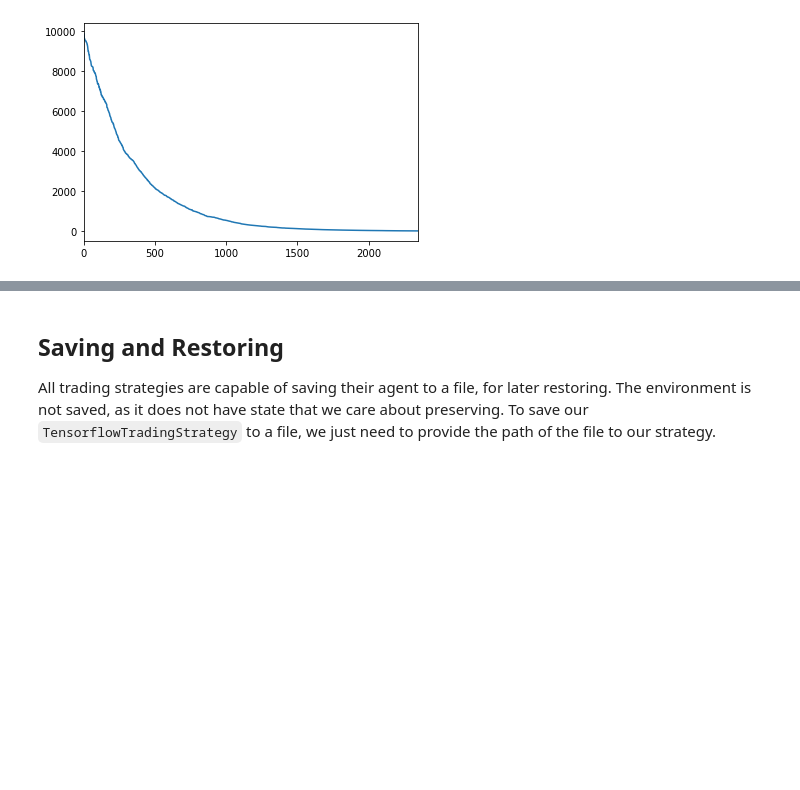
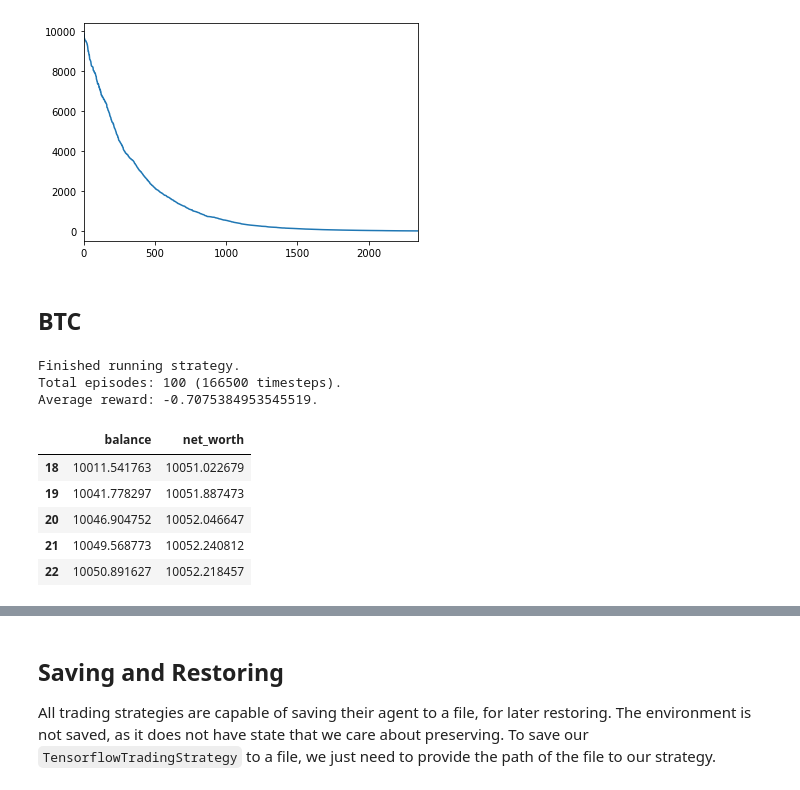
Before and after one commit to carlomigs/tensortrade, a Jupyter notebook: examples/migs_TensorTrade_Tutorial.ipynb, the cells around one changed output, grey strips where cells are left out. Cells and saved outputs as stored; diff of their text form; code cells hidden in the pictures; blank space fills up the shorter version.

```diff
--- a/examples/migs_TensorTrade_Tutorial.ipynb
+++ b/examples/migs_TensorTrade_Tutorial.ipynb
@@ -328,3 +330,5 @@ performance.net_worth.plot()
 # %% [output]
 <matplotlib.axes._subplots.AxesSubplot at 0x...>
 [figure]
+# %% [markdown]
+## BTC
@@ -330,0 +364,15 @@ performance.net_worth.plot()
+# %%
+performance = strategy.run(episodes=100)
+# %% [output]
+Finished running strategy.
+Total episodes: 100 (166500 timesteps).
+Average reward: -0.7075384953545519.
+# %%
+performance[-5:]
+# %% [output]
+|  | balance | net_worth |
+| 18 | 10011.541763 | 10051.022679 |
+| 19 | 10041.778297 | 10051.887473 |
+| 20 | 10046.904752 | 10052.046647 |
+| 21 | 10049.568773 | 10052.240812 |
+| 22 | 10050.891627 | 10052.218457 |
```
Also changed, not shown: parts of 8 cells of this notebook.
